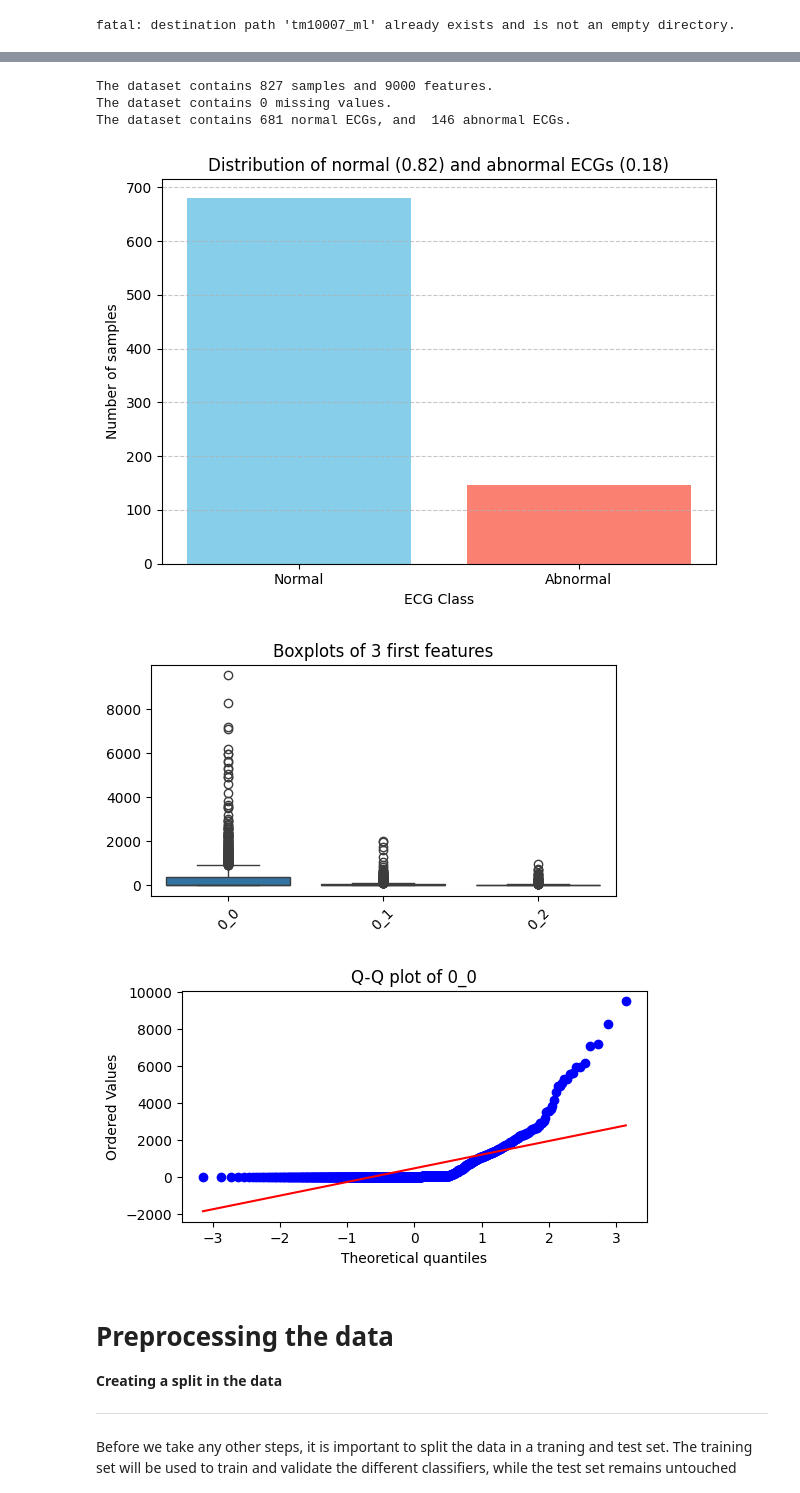
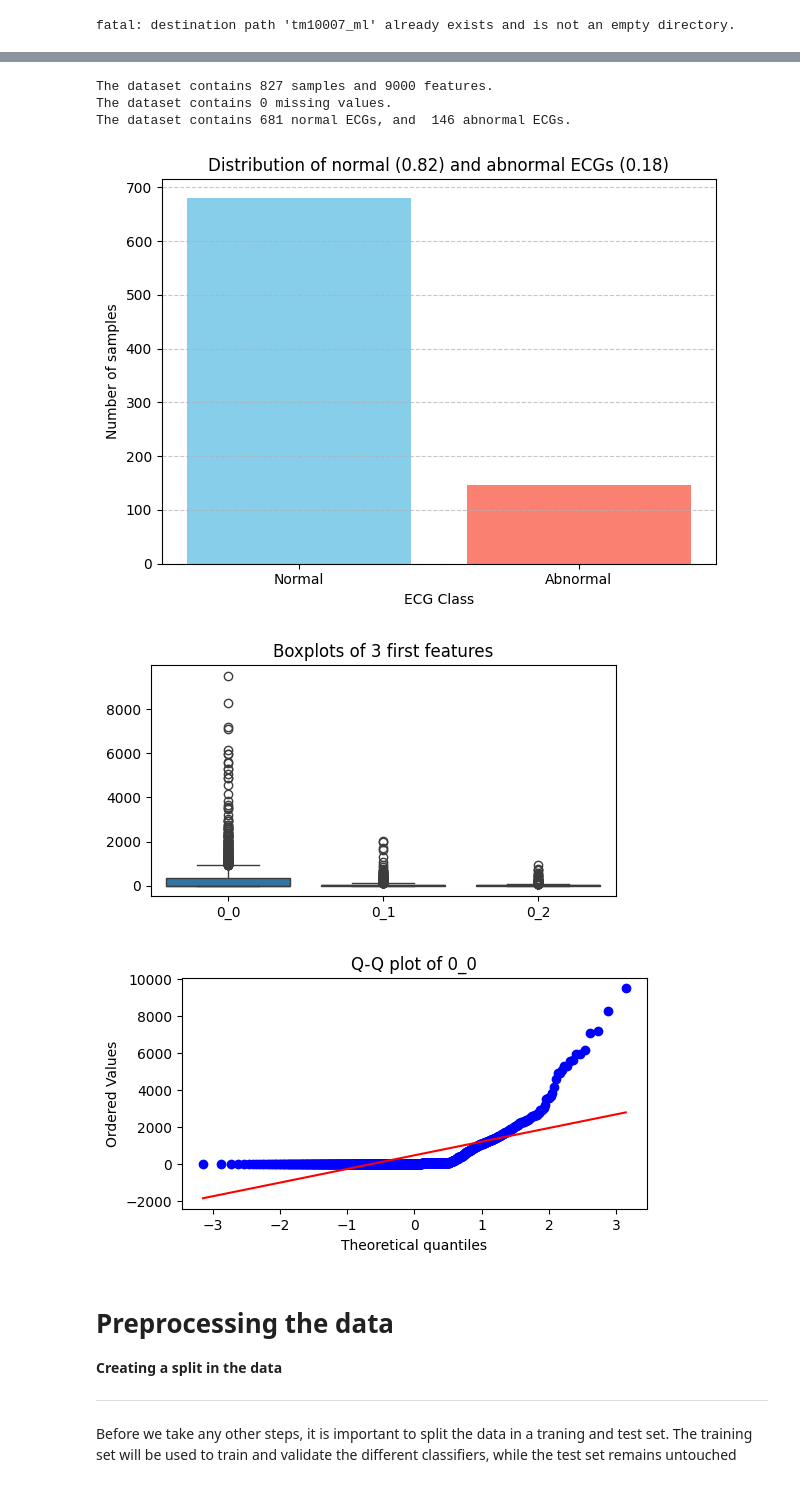
Before and after one commit to Ming842/TM10007_Machine_Learning_Group_4, a Jupyter notebook: final.ipynb, the cells around one changed output, grey strips where cells are left out. Cells and saved outputs as stored; diff of their text form; code cells hidden in the pictures.

```diff
--- a/final.ipynb
+++ b/final.ipynb
@@ -66,43 +66,46 @@ print(f'The dataset contains {len(data.index)} samples and {len(data.columns)-1}
 missing_total = data.isnull().sum().sum() #sum of NaNs
 print (f'The dataset contains {(missing_total)} missing values.')
 
+# Splitting features and labels
+x = data.iloc[:, :-1].values
+y = data.iloc[:, -1].values
+
 # Check imbalance of the dataset
-normal_count = (data.iloc[:, -1] == 0).sum()
-abnormal_count = (data.iloc[:, -1] == 1).sum()
+normal_count = (y == 0).sum()
+abnormal_count = (y == 1).sum()
 print("The dataset contains",normal_count, "normal ECGs, and ", abnormal_count, "abnormal ECGs.")
 total_class = normal_count + abnormal_count
 normal_ratio = normal_count / total_class
 abnormal_ratio = abnormal_count / total_class
 
 # Plot imbalance of the dataset
 plt.bar(['Normal', 'Abnormal'], [normal_count, abnormal_count], color=['skyblue', 'salmon'])
 plt.xlabel('ECG Class')
 plt.ylabel('Number of samples')
 plt.title(f'Distribution of normal ({normal_ratio:.2f}) and abnormal ECGs ({abnormal_ratio:.2f})')
 plt.grid(axis='y', linestyle='--', alpha=0.7)
 plt.tight_layout()
 plt.show()
 
 # Plot boxplots of the features
 features = data.columns[:-1][:3]
 plt.figure(figsize=(6, 3))
 sns.boxplot(data=data[features])
 plt.title("Boxplots of 3 first features")
-plt.xticks(rotation=45)
 plt.show()
 
 # Q-Q plot for one feature
 feature = data.columns[0]
 plt.figure(figsize=(6, 3))
 stats.probplot(data[feature], dist="norm", plot=plt)
 plt.title(f"Q-Q plot of {feature}")
 plt.show()
 # %% [output]
 The dataset contains 827 samples and 9000 features.
 The dataset contains 0 missing values.
 The dataset contains 681 normal ECGs, and  146 abnormal ECGs.
 [figure]
-[figure, old version]
+[figure, new version]
 [figure]
 # %% [markdown]
 # Preprocessing the data
```
Also changed, not shown: parts of 2 cells of this notebook.
